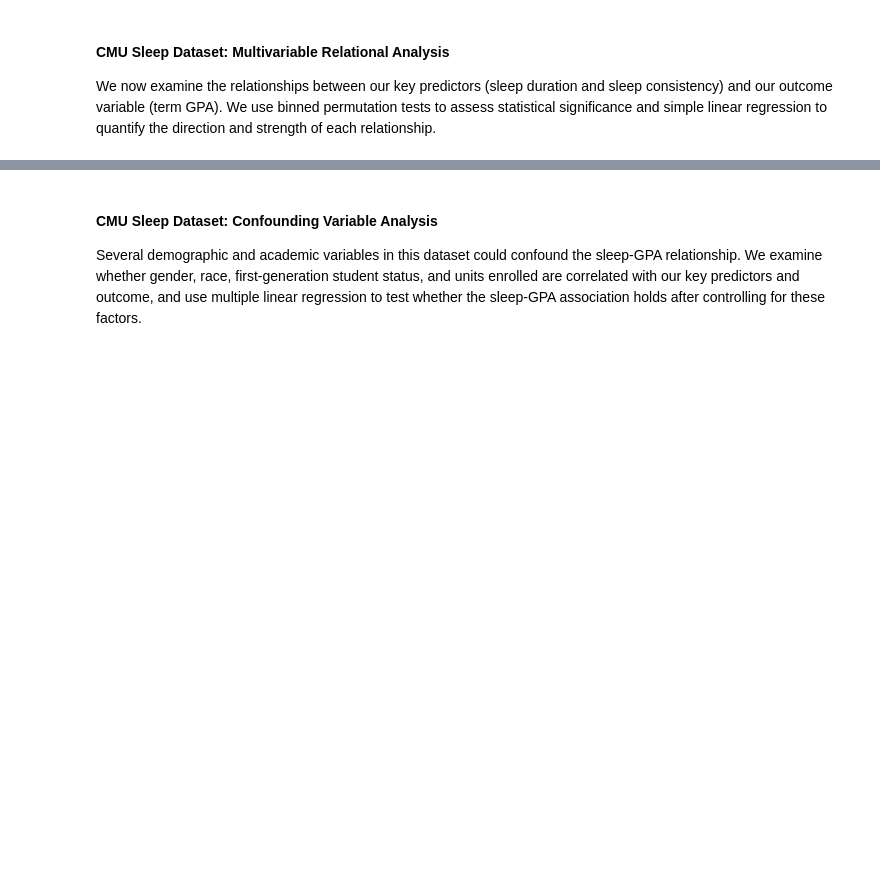
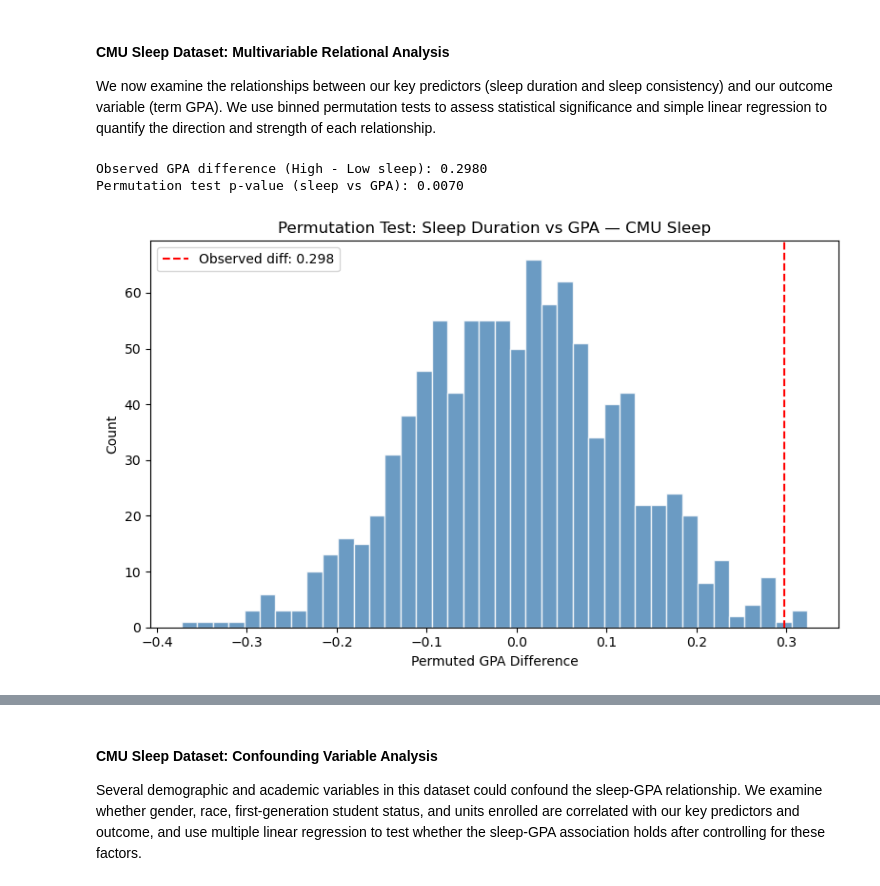
Before and after one commit to AnEpiphanyMaybe/sleep-screen-time-analysis, a Jupyter notebook: 02-EDACheckpoint.ipynb, the cells around one changed output, grey strips where cells are left out. Drawn from its saved outputs; the diff is of its cells as text; code cells hidden in the pictures; blank space fills up the shorter version.

Commit message:
Add abstract, CMU EDA summary with saved images, and discussion part 1

```diff
--- a/02-EDACheckpoint.ipynb
+++ b/02-EDACheckpoint.ipynb
@@ -1407,33 +1883,40 @@ cmu_clean['sleep_group'] = pd.cut(cmu_clean[sleep_col],
                                    bins=3,
                                    labels=['Low Sleep', 'Medium Sleep', 'High Sleep'])
 
 low_gpa = cmu_clean[cmu_clean['sleep_group'] == 'Low Sleep']['term_gpa'].dropna()
 high_gpa = cmu_clean[cmu_clean['sleep_group'] == 'High Sleep']['term_gpa'].dropna()
 observed_diff_sleep = high_gpa.mean() - low_gpa.mean()
 print(f"Observed GPA difference (High - Low sleep): {observed_diff_sleep:.4f}")
 
 n_permutations = 1000
 combined = np.concatenate([low_gpa, high_gpa])
 perm_diffs = []
 
 for _ in range(n_permutations):
     shuffled = combined.copy()
     np.random.shuffle(shuffled)
     perm_diffs.append(shuffled[len(low_gpa):].mean() - shuffled[:len(low_gpa)].mean())
 
 p_value_sleep = np.mean(np.abs(perm_diffs) >= np.abs(observed_diff_sleep))
 print(f"Permutation test p-value (sleep vs GPA): {p_value_sleep:.4f}")
 
 plt.figure(figsize=(8, 5))
 plt.hist(perm_diffs, bins=40, color='steelblue', edgecolor='white', alpha=0.8)
 plt.axvline(observed_diff_sleep, color='red', linestyle='--',
             label=f'Observed diff: {observed_diff_sleep:.3f}')
 plt.xlabel('Permuted GPA Difference')
 plt.ylabel('Count')
 plt.title('Permutation Test: Sleep Duration vs GPA — CMU Sleep')
 plt.legend()
+import os
+os.makedirs('results', exist_ok=True)
 plt.tight_layout()
+plt.savefig('results/cmu_sleep_permutation_test.png', dpi=150, bbox_inches='tight')
 plt.show()
+# %% [output]
+Observed GPA difference (High - Low sleep): 0.2980
+Permutation test p-value (sleep vs GPA): 0.0070
+[figure, added]
 # %%
 # ── Boxplot of GPA by sleep group ────────────────────────────────────
 plt.figure(figsize=(8, 5))
```
Also changed, not shown: parts of 67 cells of this notebook, 3 other files.
